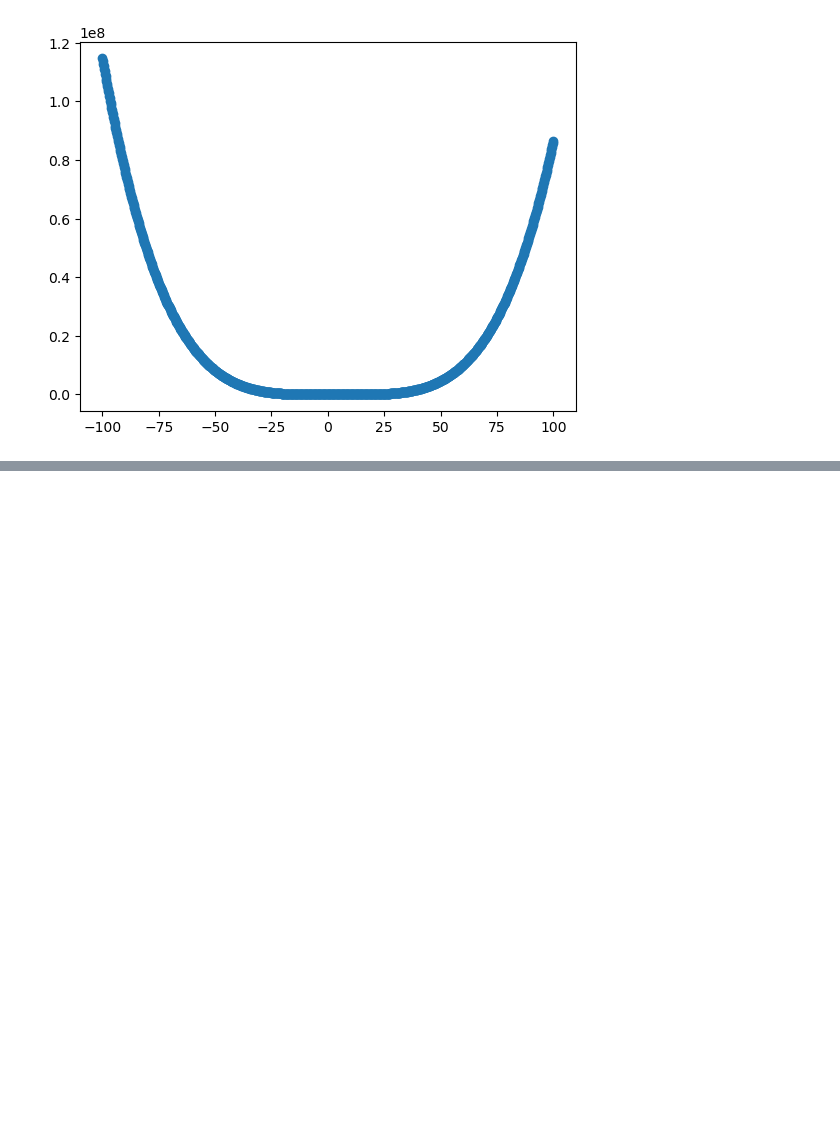
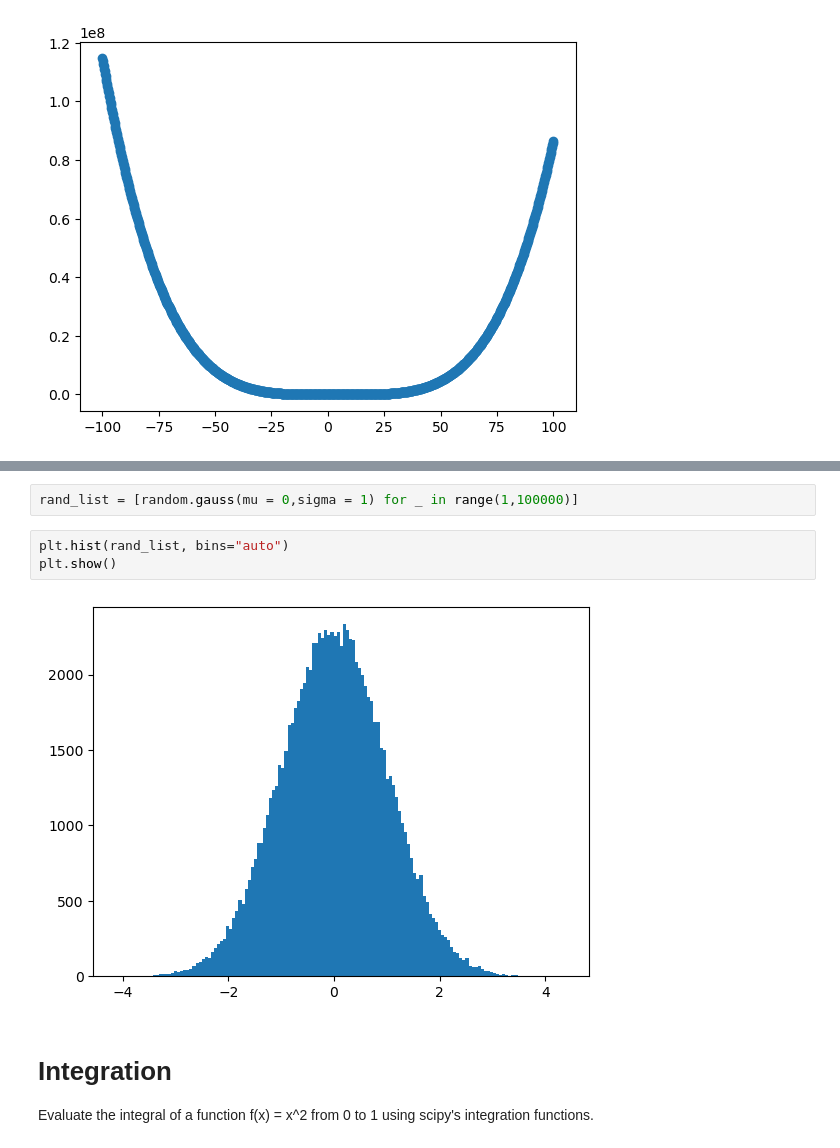
Before and after one commit to benzo-benzo/interviews_preparation, a Jupyter notebook: check25.ipynb, the cells around one changed output, grey strips where cells are left out. Saved outputs shown, nothing was run; the diff lists cells and outputs as text; blank space fills up the shorter version.

Commit message:
Completed numpy and scipy

```diff
--- a/check25.ipynb
+++ b/check25.ipynb
@@ -233,0 +252,11 @@ axis = plt.scatter(x,y)
+# %%
+rand_list = [random.gauss(mu = 0,sigma = 1) for _ in range(1,100000)]
+# %%
+plt.hist(rand_list, bins="auto")
+plt.show()
+# %% [output]
+[figure, added]
+# %% [markdown]
+# Integration #
+
+Evaluate the integral of a function f(x) = x^2 from 0 to 1 using scipy's integration functions.
```
Also changed, not shown: parts of 26 cells of this notebook.
